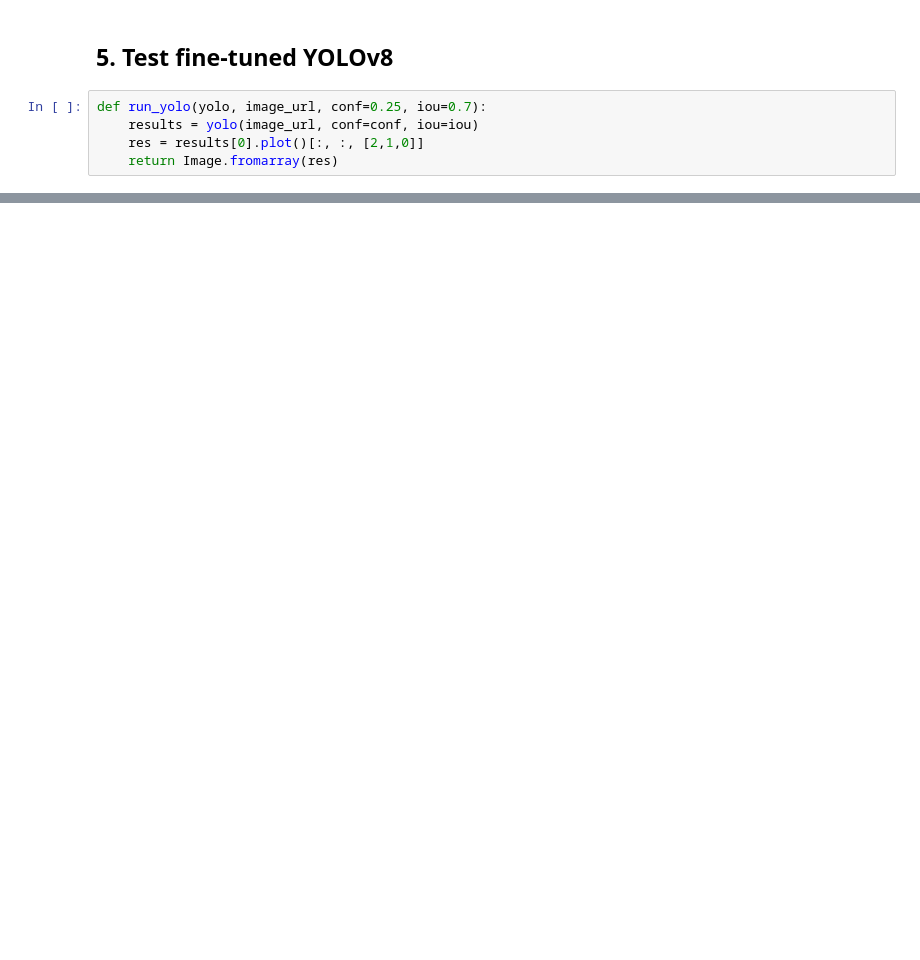
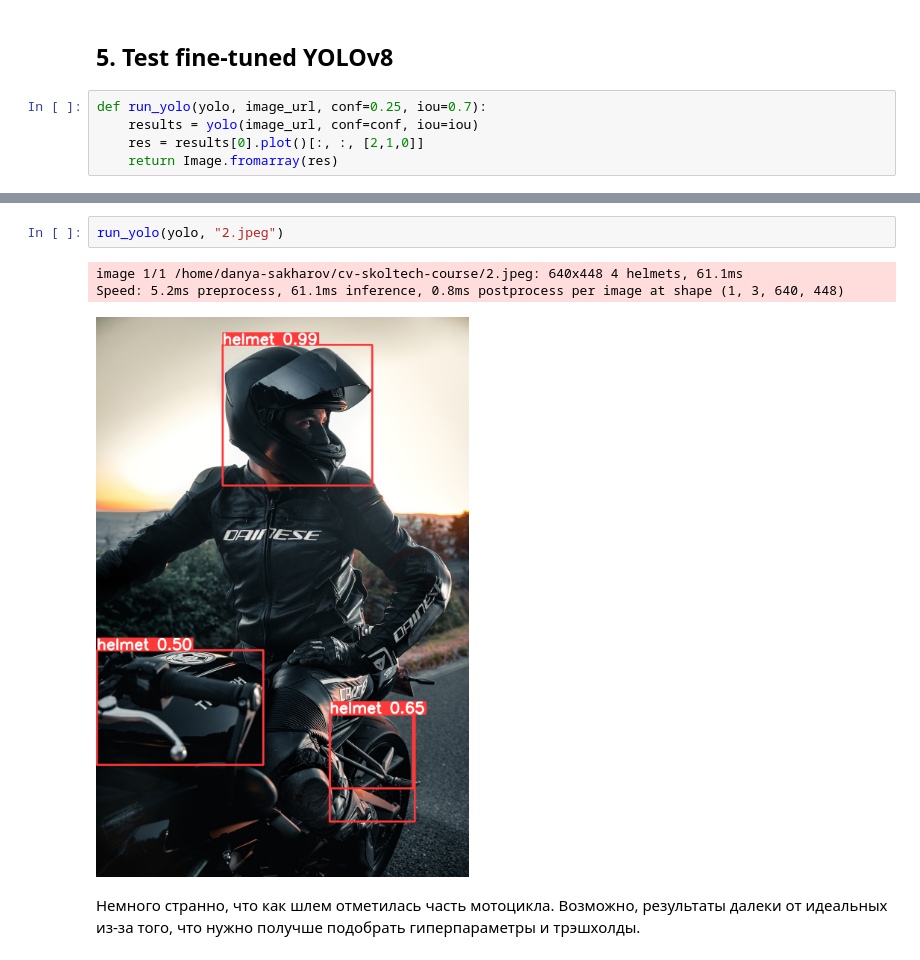
Before and after one commit to danya-pixel/cv-skoltech-course, a Jupyter notebook: CV_Intro_HW1.ipynb, the cells around one changed output, grey strips where cells are left out. Cells and saved outputs as stored; diff of their text form; blank space fills up the shorter version.

```diff
--- a/CV_Intro_HW1.ipynb
+++ b/CV_Intro_HW1.ipynb
@@ -262,0 +287,8 @@ Speed: 2.8ms preprocess, 58.1ms inference, 1.8ms postprocess per image at shape
+# %%
+run_yolo(yolo, "2.jpeg")
+# %% [output]
+image 1/1 /home/danya-sakharov/cv-skoltech-course/2.jpeg: 640x448 4 helmets, 61.1ms
+Speed: 5.2ms preprocess, 61.1ms inference, 0.8ms postprocess per image at shape (1, 3, 640, 448)
+[figure, added]
+# %% [markdown]
+Немного странно, что как шлем отметилась часть мотоцикла. Возможно, результаты далеки от идеальных из-за того, что нужно получше подобрать гиперпараметры и трэшхолды.
```
Also changed, not shown: parts of 20 cells of this notebook, 1 other file.
